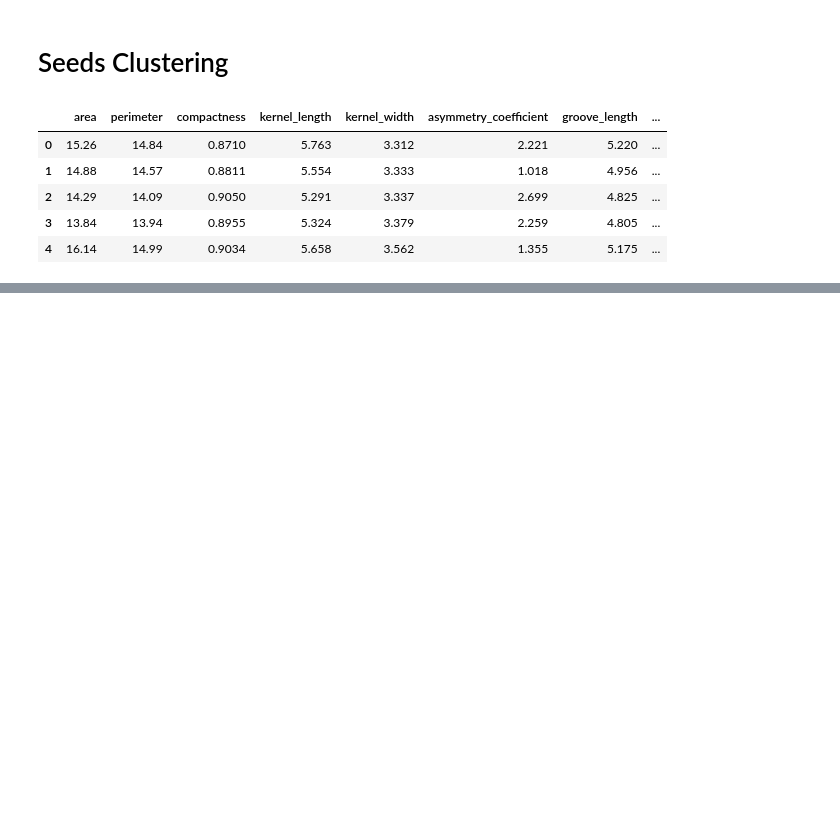
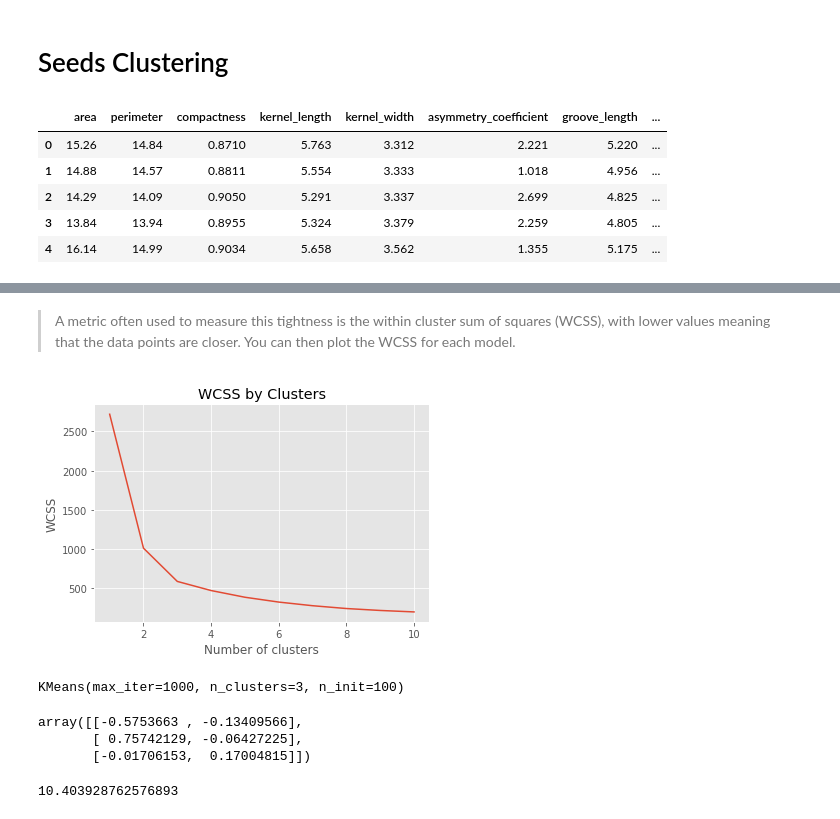
Before and after one commit to NishantBaheti/Azure-DataScience, a Jupyter notebook: SeedsClustering.ipynb, the cells around one changed output, grey strips where cells are left out. Saved outputs shown, nothing was run; the diff lists cells and outputs as text; code cells hidden in the pictures; blank space fills up the shorter version.

```diff
--- a/SeedsClustering.ipynb
+++ b/SeedsClustering.ipynb
@@ -24,0 +48,22 @@ array([0, 1, 2])
+# %% [markdown]
+> A metric often used to measure this tightness is the within cluster sum of squares (WCSS), with lower values meaning that the data points are closer. You can then plot the WCSS for each model.
+# %%
+from sklearn.cluster import KMeans
+
+
+wcss = []
+for i in range(1, 11):
+    kmeans = KMeans(n_clusters = i)
+    # Fit the data points
+    kmeans.fit(X)
+    # Get the WCSS (inertia) value
+    wcss.append(kmeans.inertia_)
+
+#Plot the WCSS values onto a line graph
+plt.plot(range(1, 11), wcss)
+plt.title('WCSS by Clusters')
+plt.xlabel('Number of clusters')
+plt.ylabel('WCSS')
+plt.show()
+# %% [output]
+[figure, added]
@@ -24,0 +78,15 @@ array([0, 1, 2])
+# %%
+model
+# %% [output]
+KMeans(max_iter=1000, n_clusters=3, n_init=100)
+# %%
+cluster_centers = model.cluster_centers_
+cluster_centers
+# %% [output]
+array([[-0.5753663 , -0.13409566],
+       [ 0.75742129, -0.06427225],
+       [-0.01706153,  0.17004815]])
+# %%
+model.inertia_
+# %% [output]
+10.403928762576893
```
Also changed, not shown: parts of 13 cells of this notebook, 1 other file.
